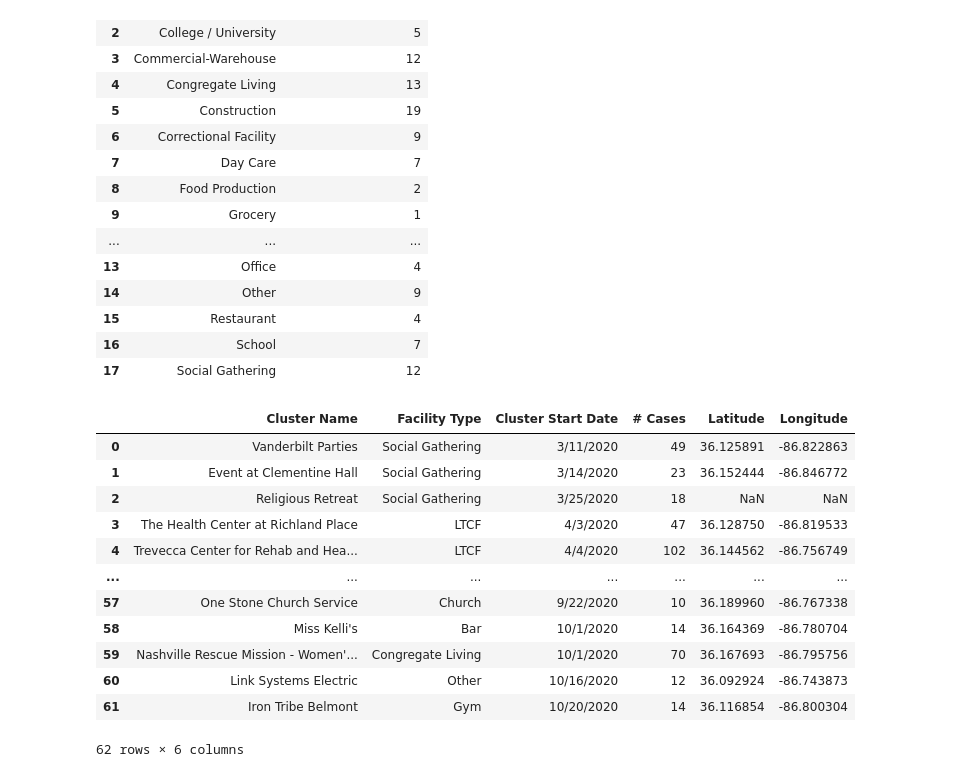
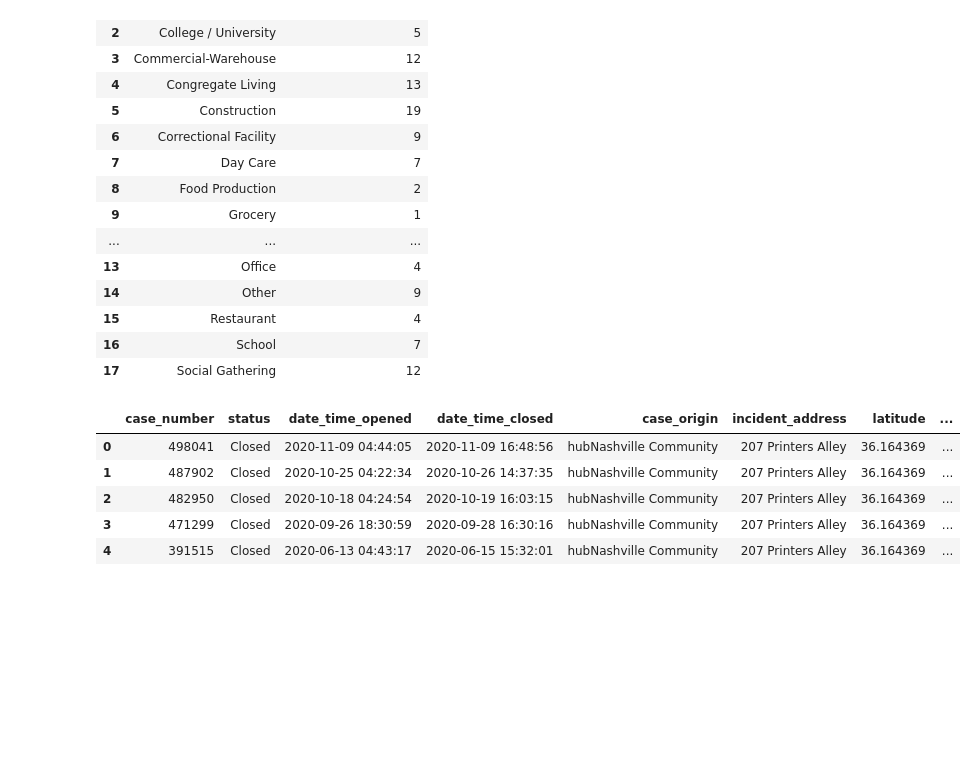
Before and after one commit to nss-data-science-cohort-4/dq4-covid-nashville-dq4_atk, a Jupyter notebook: notebooks/nashville_covid_dq4.ipynb, the cells around one changed output. Saved outputs shown, nothing was run; the diff lists cells and outputs as text; code cells hidden in the pictures; blank space fills up the shorter version.

```diff
--- a/notebooks/nashville_covid_dq4.ipynb
+++ b/notebooks/nashville_covid_dq4.ipynb
@@ -155,4 +106,0 @@ memory usage: 3.0+ KB
-# %%
-#replacing errant comma value
-clusters.at[29, 'Longitude'] = '-86.7779142'
-clusters.at[29, 'Longitude']
@@ -186,17 +130 @@ violations_clusters = hubNashville.merge(clusters, left_on=['latitude', 'longitu
                                          right_on=['Latitude', 'Longitude'])
-# %%
-clusters
-# %% [output]
-|  | Cluster Name | Facility Type | Cluster Start Date | # Cases | Latitude | Longitude |
-| 0 | Vanderbilt Parties | Social Gathering | 3/11/2020 | 49 | 36.125891 | -86.822863 |
-| 1 | Event at Clementine Hall | Social Gathering | 3/14/2020 | 23 | 36.152444 | -86.846772 |
-| 2 | Religious Retreat | Social Gathering | 3/25/2020 | 18 | NaN | NaN |
-| 3 | The Health Center at Richland Place | LTCF | 4/3/2020 | 47 | 36.128750 | -86.819533 |
-| 4 | Trevecca Center for Rehab and Hea... | LTCF | 4/4/2020 | 102 | 36.144562 | -86.756749 |
-| ... | ... | ... | ... | ... | ... | ... |
-| 57 | One Stone Church Service | Church | 9/22/2020 | 10 | 36.189960 | -86.767338 |
-| 58 | Miss Kelli's | Bar | 10/1/2020 | 14 | 36.164369 | -86.780704 |
-| 59 | Nashville Rescue Mission - Women'... | Congregate Living | 10/1/2020 | 70 | 36.167693 | -86.795756 |
-| 60 | Link Systems Electric | Other | 10/16/2020 | 12 | 36.092924 | -86.743873 |
-| 61 | Iron Tribe Belmont | Gym | 10/20/2020 | 14 | 36.116854 | -86.800304 |
-62 rows × 6 columns
@@ -202,0 +137,9 @@ clusters
+# %%
+violations_clusters.head()
+# %% [output]
+|  | case_number | status | date_time_opened | date_time_closed | case_origin | incident_address | latitude | ... |
+| 0 | 498041 | Closed | 2020-11-09 04:44:05 | 2020-11-09 16:48:56 | hubNashville Community | 207 Printers Alley | 36.164369 | ... |
+| 1 | 487902 | Closed | 2020-10-25 04:22:34 | 2020-10-26 14:37:35 | hubNashville Community | 207 Printers Alley | 36.164369 | ... |
+| 2 | 482950 | Closed | 2020-10-18 04:24:54 | 2020-10-19 16:03:15 | hubNashville Community | 207 Printers Alley | 36.164369 | ... |
+| 3 | 471299 | Closed | 2020-09-26 18:30:59 | 2020-09-28 16:30:16 | hubNashville Community | 207 Printers Alley | 36.164369 | ... |
+| 4 | 391515 | Closed | 2020-06-13 04:43:17 | 2020-06-15 15:32:01 | hubNashville Community | 207 Printers Alley | 36.164369 | ... |
```
Also changed, not shown: parts of 15 cells of this notebook.
